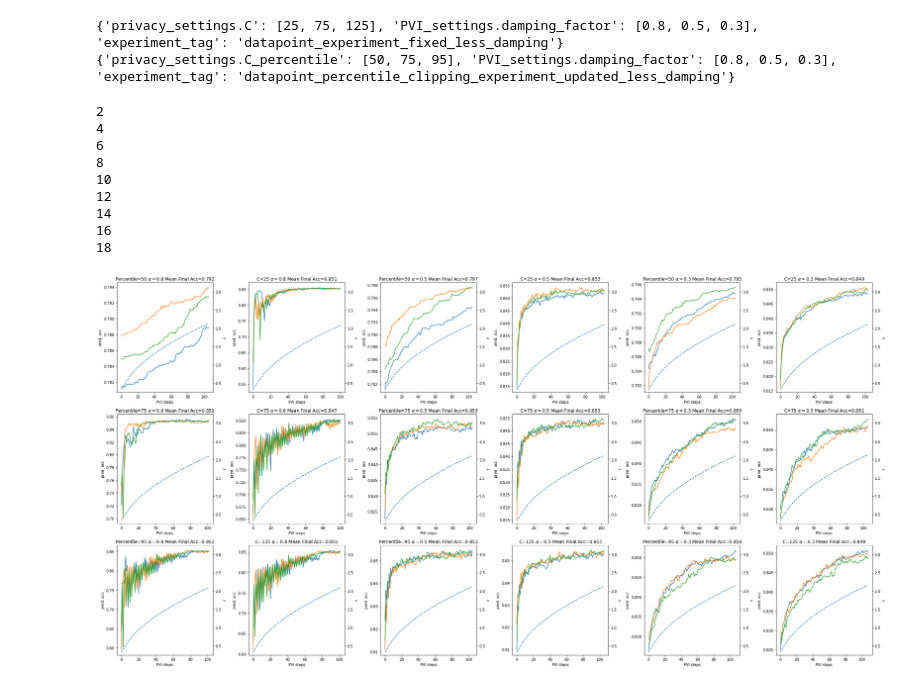
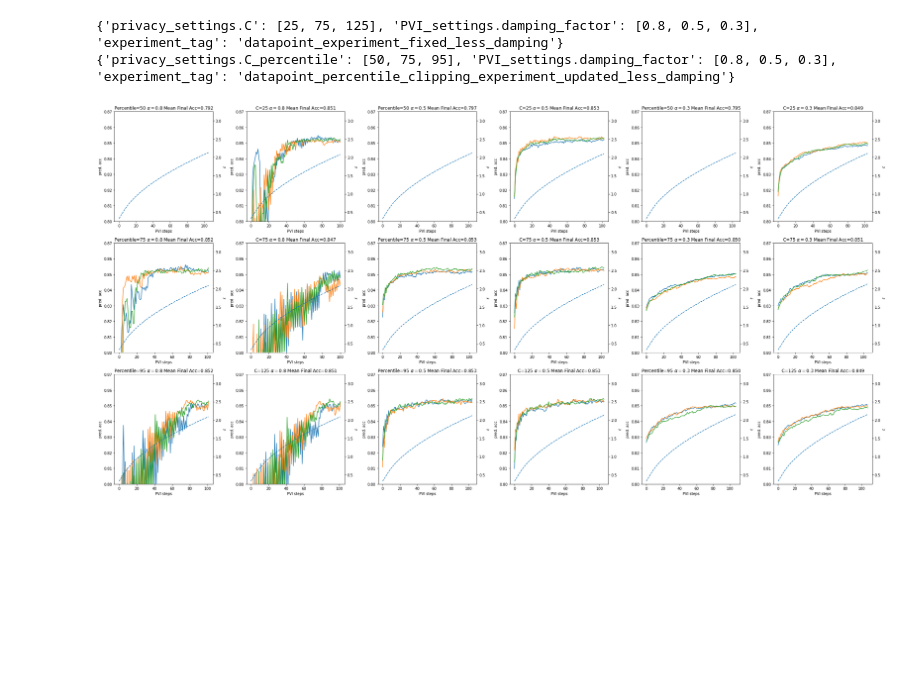
Before and after one commit to MrinankSharma/DP-PVI, a Jupyter notebook: experiments/jalko2017/notebooks/Adaptive Clipping/Preliminary Investigations.ipynb, the cells around one changed output. Drawn from its saved outputs; the diff is of its cells as text; code cells hidden in the pictures; blank space fills up the shorter version.

```diff
--- a/experiments/jalko2017/notebooks/Adaptive Clipping/Preliminary Investigations.ipynb
+++ b/experiments/jalko2017/notebooks/Adaptive Clipping/Preliminary Investigations.ipynb
@@ -135,6 +135,7 @@ for config, experiments, metrics, eps_metrics in zip(adult_configs, adult_grid_e
     axes.plot(steps, values)
     axes.set_xlabel('PVI steps')
     axes.set_ylabel('pred. acc')
+    axes.set_ylim(0.60, 0.87)
     axes2.set_ylabel('$\epsilon$')
     axes2.set_ylim(0.25, 3.25)
 
@@ -212,7 +211,7 @@ results_access = SacredExperimentAccess(database_name=database)
 adult_configs = dp_configs
 adult_grid_experiments = [results_access.get_experiments(name='jalko2017_datapoint_exp', complete=False, config=config, additional_filter={"status": "RUNNING"}) for config in adult_configs]
 
-adult_grid_metrics = [results_access.get_metrics_by_exp(experiments, ["test_accuracy", "train_accuracy"]) for experiments in adult_grid_experiments]
+adult_grid_metrics = [results_access.get_metrics_by_exp(experiments, ["test_accuracy", "test_all"]) for experiments in adult_grid_experiments]
 adult_eps_metrics = [results_access.get_metrics_by_exp(experiments, "epsilon", "in") for experiments in adult_grid_experiments]
 
 with open('../../experiment_configs/adaptive_clipping/percentile_updated_less_damping.yaml', 'r') as f:
@@ -244,7 +243,7 @@ results_access = SacredExperimentAccess(database_name=database)
 adult_configs_p = dp_configs
 adult_grid_experiments_p = [results_access.get_experiments(name='jalko2017_percentile_clip_datapoint_exp', complete=False, config=config, additional_filter={"status": "RUNNING"}) for config in adult_configs_p]
 
-adult_grid_metrics_p = [results_access.get_metrics_by_exp(experiments, ["test_accuracy", "train_accuracy"]) for experiments in adult_grid_experiments_p]
+adult_grid_metrics_p = [results_access.get_metrics_by_exp(experiments, ["test_accuracy", "test_all"]) for experiments in adult_grid_experiments_p]
 adult_eps_metrics_p = [results_access.get_metrics_by_exp(experiments, "epsilon", "in") for experiments in adult_grid_experiments_p]
 # %% [output]
 {'privacy_settings.C': [25, 75, 125], 'PVI_settings.damping_factor': [0.8, 0.5, 0.3], 'experiment_tag': 'datapoint_experiment_fixed_less_damping'}
@@ -302,6 +301,7 @@ for config, experiments, metrics, eps_metrics in zip(adult_configs, adult_grid_e
     axes.set_ylabel('pred. acc')
     axes2.set_ylabel('$\epsilon$')
     axes2.set_ylim(0.25, 3.25)
+    axes.set_ylim(0.8, 0.87)
 
 for config, experiments, metrics, eps_metrics in zip(adult_configs_p, adult_grid_experiments_p, adult_grid_metrics_p, adult_eps_metrics_p):
     C_p = config['privacy_settings.C_percentile']
@@ -328,40 +328,32 @@ for config, experiments, metrics, eps_metrics in zip(adult_configs_p, adult_grid
 
     values = np.array(values).T
 #     steps = np.atleast_2d(np.array(metrics[0][0]['steps'])).T
     steps = np.arange(T_plot-1)
 
     seed_eps_values = []
     for seed_indx, seed_eps in enumerate(eps_metrics):
         eps_values = []
         for client_eps in seed_eps:
             eps_values.append(np.array(client_eps["values"][0:T_plot-1]).flatten())
         eps_values = np.array(eps_values)
         seed_eps_values.append(np.mean(eps_values, 0))
 
     final_mean_eps_values = np.mean(seed_eps_values, 0)
 
     axes2 = axes.twinx()
 
     plt.title(f"Percentile={C_p} $\\alpha={damping}$ Mean Final Acc={np.mean(values[-1]):.3f}")
 
     axes2.plot(steps, final_mean_eps_values, '--')
     axes.plot(steps, values)
     axes.set_xlabel('PVI steps')
     axes.set_ylabel('pred. acc')
     axes2.set_ylabel('$\epsilon$')
     axes2.set_ylim(0.25, 3.25)
+    axes.set_ylim(0.8, 0.87)
 
 
 plt.tight_layout()
 plt.savefig('adaptive_clipping.png', bbox_inches='tight')
 # %% [output]
-2
-4
-6
-8
-10
-12
-14
-16
-18
-[figure, old version]
+[figure, new version]
```
Also changed, not shown: parts of 2 cells of this notebook, 7 other files.
